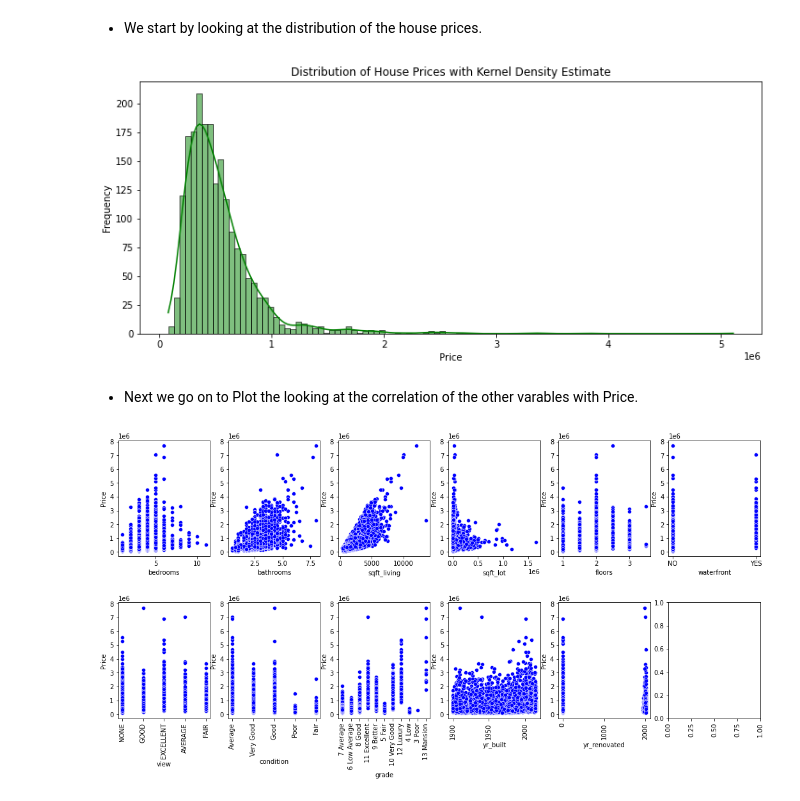
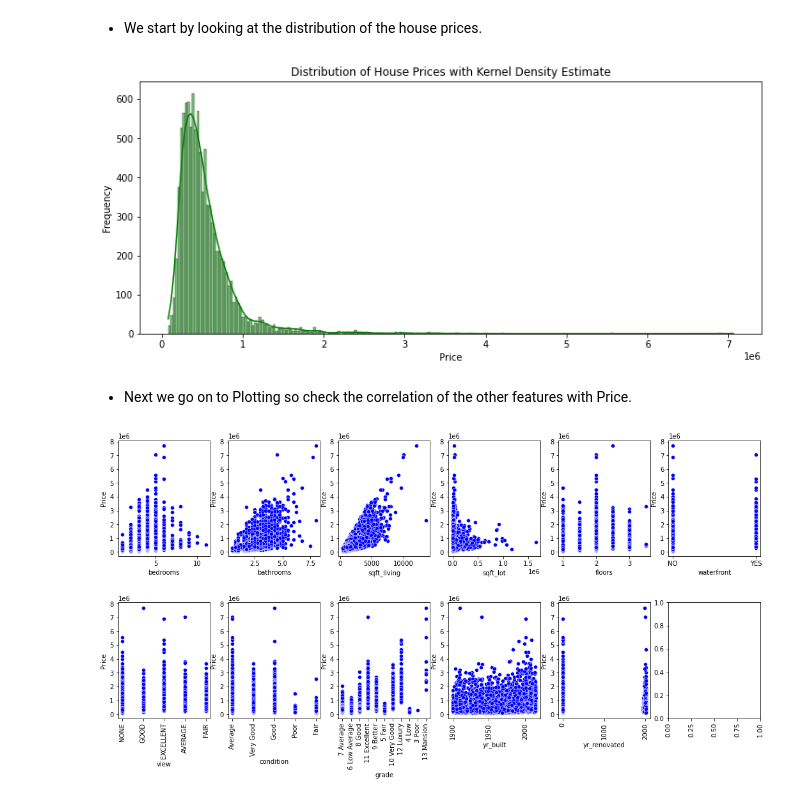
Before and after one commit to learn-co-curriculum/dsc-phase-2-project-v2-3, a Jupyter notebook: student.ipynb, the cells around one changed output. Drawn from its saved outputs; the diff is of its cells as text; code cells hidden in the pictures.

```diff
--- a/student.ipynb
+++ b/student.ipynb
@@ -336,16 +335,16 @@ Now that we've dropped the unnecessary we can visualize the relationships betwee
 # %%
 # Create a distribution plot with a distribution curve
 plt.figure(figsize=(12, 5))
-sns.histplot(new_data.sample(2000), x="price", kde=True, color='green')
+sns.histplot(new_data.sample(10000), x="price", kde=True, color='green')
 
 # Set labels and title
 plt.xlabel("Price")
 plt.ylabel('Frequency')
 plt.title("Distribution of House Prices with Kernel Density Estimate");
 # %% [output]
-[figure, old version]
+[figure, new version]
 # %% [markdown]
-* Next we go on to Plot the looking at the correlation of the other varables with Price.
+* Next we go on to Plotting so check the correlation of the other features with Price.
 # %%
 fig, axes = plt.subplots(2, 6, figsize=(18, 8))
 fig.subplots_adjust(hspace=0.4)  # Adjusting the vertical spacing
```
Also changed, not shown: parts of 5 cells of this notebook.
